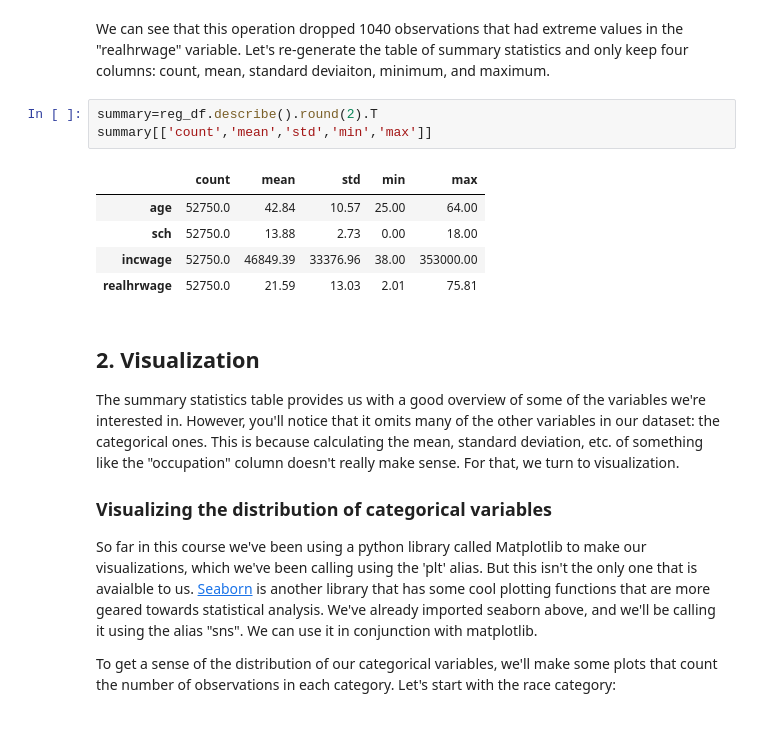
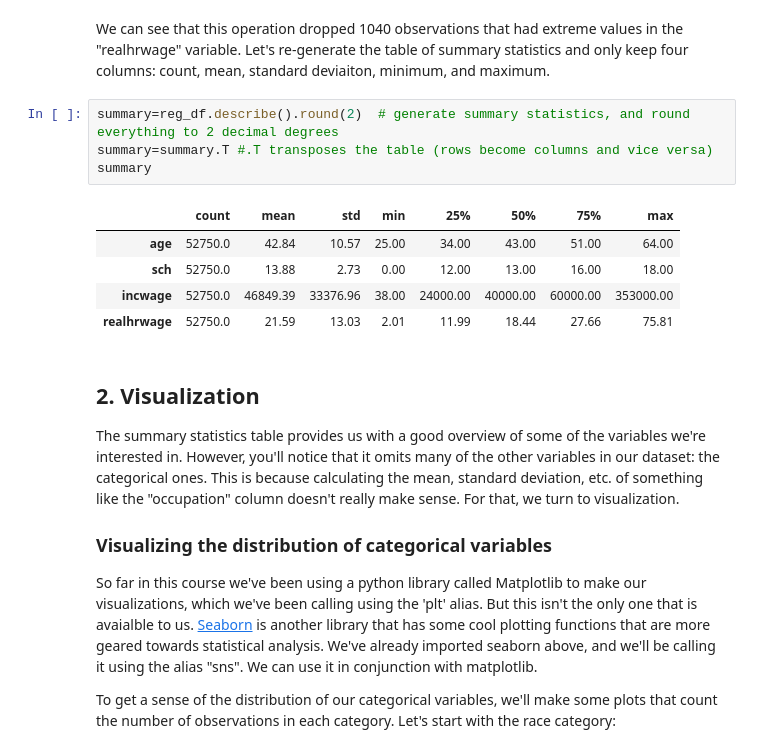
Before and after one commit to Alison339/QM2-1, a Jupyter notebook: notebooks/W07. Linear Regression.ipynb, the cells around one changed output. Saved outputs shown, nothing was run; the diff lists cells and outputs as text.

```diff
--- a/notebooks/W07. Linear Regression.ipynb
+++ b/notebooks/W07. Linear Regression.ipynb
@@ -127,15 +127,16 @@ reg_df=filter_outliers(reg_df['realhrwage']) # filter outliers from realhrwage
 Dropped 1040 observations
 # %% [markdown]
 We can see that this operation dropped 1040 observations that had extreme values in the "realhrwage" variable. Let's re-generate the table of summary statistics and only keep four columns: count, mean, standard deviaiton, minimum, and maximum.
-# %%
-summary=reg_df.describe().round(2).T
-summary[['count','mean','std','min','max']]
-# %% [output]
-|  | count | mean | std | min | max |
-| age | 52750.0 | 42.84 | 10.57 | 25.00 | 64.00 |
-| sch | 52750.0 | 13.88 | 2.73 | 0.00 | 18.00 |
-| incwage | 52750.0 | 46849.39 | 33376.96 | 38.00 | 353000.00 |
-| realhrwage | 52750.0 | 21.59 | 13.03 | 2.01 | 75.81 |
+# %%
+summary=reg_df.describe().round(2)  # generate summary statistics, and round everything to 2 decimal degrees
+summary=summary.T #.T transposes the table (rows become columns and vice versa)
+summary
+# %% [output]
+|  | count | mean | std | min | 25% | 50% | 75% | max |
+| age | 52750.0 | 42.84 | 10.57 | 25.00 | 34.00 | 43.00 | 51.00 | 64.00 |
+| sch | 52750.0 | 13.88 | 2.73 | 0.00 | 12.00 | 13.00 | 16.00 | 18.00 |
+| incwage | 52750.0 | 46849.39 | 33376.96 | 38.00 | 24000.00 | 40000.00 | 60000.00 | 353000.00 |
+| realhrwage | 52750.0 | 21.59 | 13.03 | 2.01 | 11.99 | 18.44 | 27.66 | 75.81 |
 # %% [markdown]
 ## 2. Visualization
 
```
Also changed, not shown: parts of 18 cells of this notebook.
